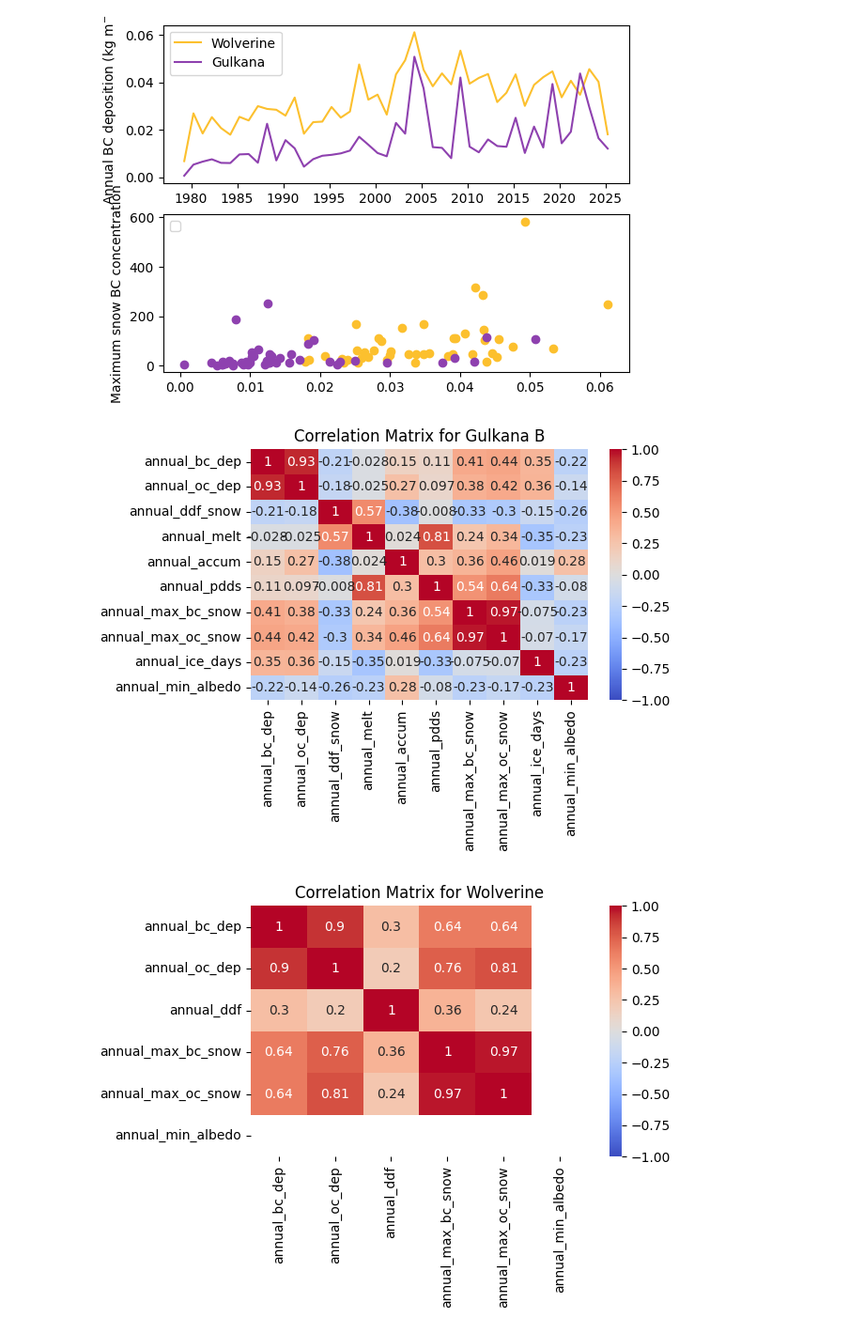
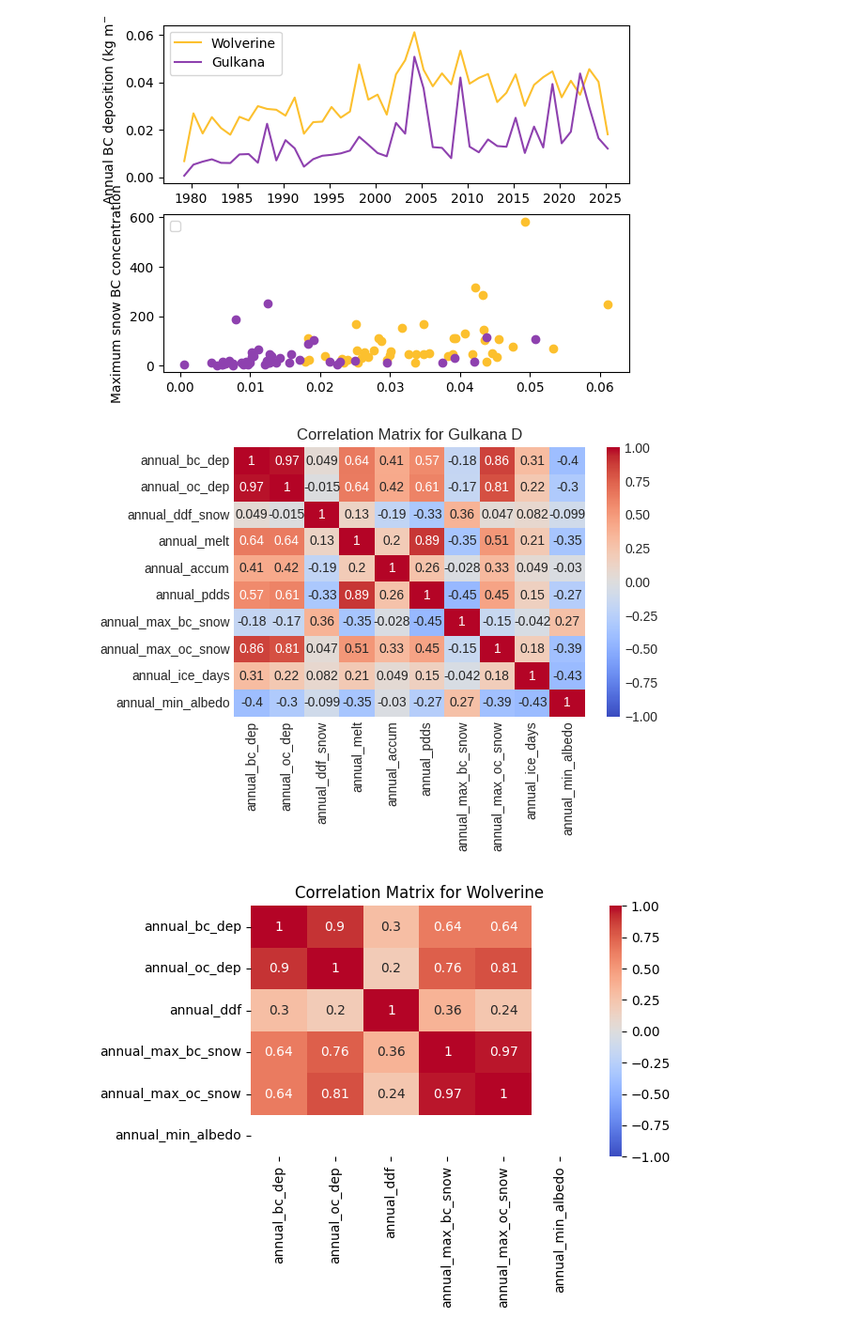
Before and after one commit to clairevwilson/PEBSI, a Jupyter notebook: ddf_proj.ipynb, the cells around one changed output. Shown at 94% size. Saved outputs shown, nothing was run; the diff lists cells and outputs as text; code cells hidden in the pictures.

```diff
--- a/ddf_proj.ipynb
+++ b/ddf_proj.ipynb
@@ -378,6 +438,7 @@ for glacier in ['gulkana','wolverine']:
 # %%
 dfB = pd.DataFrame({'year':np.arange(2000, 2025)})
 
+glacier = 'gulkana'
 bcwt = xr.open_dataarray(home_fp + f'climate_data/MERRA2/BCWT002/MERRA2_BCWT002_{glacier}_alltime.nc').sel(time=pd.date_range('2000-01-01 00:30','2025-01-01',freq='h'))
 bcdp = xr.open_dataarray(home_fp + f'climate_data/MERRA2/BCDP002/MERRA2_BCDP002_{glacier}_alltime.nc').sel(time=pd.date_range('2000-01-01 00:30','2025-01-01',freq='h'))
 bc = (bcwt.values + bcdp).resample(time='YS').sum() * 3600 * 1000 # in kg/m2
@@ -393,13 +454,19 @@ ocwt.close()
 ocdp.close()
 
 # Annual degree-day factor
-ds = xr.open_dataset(base_fp + '2025_11_20_siteB_1.nc') # f'/08_01_{site}_0/grid_08_01_set67_run0_0.nc')
+ds = xr.open_dataset(base_fp + 'gulkanaD_2026_01_07_base_long_1.nc').sel(time=slice('2000-01-01','2024-08-20')) # '2025_11_20_siteB_1.nc') # f'/08_01_{site}_0/grid_08_01_set67_run0_0.nc')
 ds_ddf = ds.where(ds.layergrainsize.isel(layer=0) < 1800)
 annual_ddf = compute_ddf(ds_ddf, 'YS')
+# return xr.Dataset({
+#         'melt':resampled_melt,
+#         'pdds':resampled_positive_temp,
+#         'ddf':pdd_factor,
+#         'albedo':resampled_albedo,
+#         'accum':resampled_acc
 dfB['annual_ddf_snow'] = annual_ddf.ddf.values
 dfB['annual_melt'] = annual_ddf.melt.values
 dfB['annual_accum'] = annual_ddf.accum.values
-dfB['annual_pdds'] = annual_ddf.positive_temp_sum.values
+dfB['annual_pdds'] = annual_ddf.pdds.values
 
 # Annual maximum (daily avg to smooth outliers) BC/OC concentration
 bclayer = ds.layerBC.sel(layer=0).resample(time='d').mean()
@@ -423,15 +490,15 @@ ds.close()
 # %%
 # Calculate correlation matrix
 dfB = dfB.set_index('year')
 corr = dfB.corr()
 
 # Plot
 sns.heatmap(corr, annot=True, cmap='coolwarm', vmin=-1, vmax=1)
-plt.title(f'Correlation Matrix for Gulkana B')
+plt.title(f'Correlation Matrix for Gulkana D')
 plt.tight_layout()
 plt.show()
 # %% [output]
-[figure, old version]
+[figure, new version]
 # %%
 for glacier in ['wolverine','gulkana']:
     df = data[glacier]
```
Also changed, not shown: parts of 6 cells of this notebook, 2 other files.
